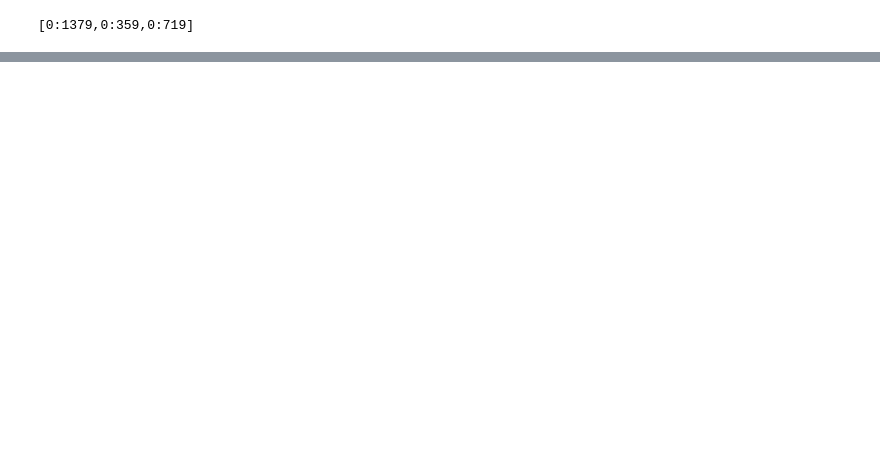
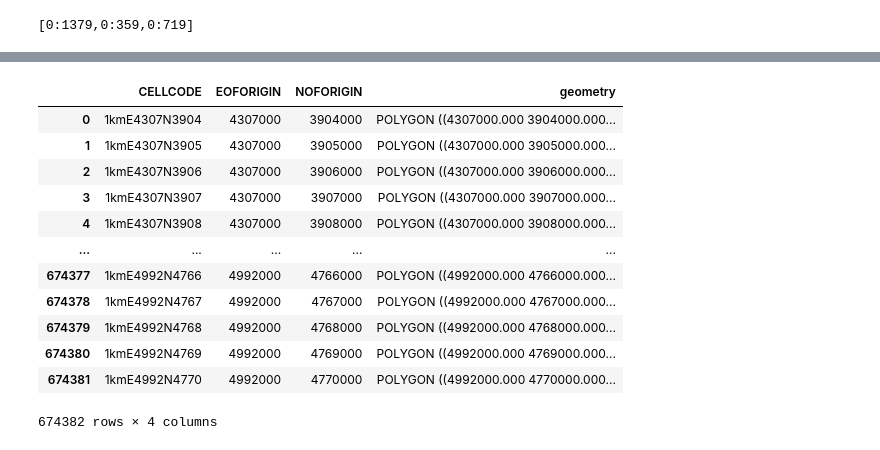
Before and after one commit to aghoshpro/myPhD, a Jupyter notebook: RasDaMan/Rasdapy-Query-Workflow.ipynb, the cells around one changed output, grey strips where cells are left out. Saved outputs shown, nothing was run; the diff lists cells and outputs as text; code cells hidden in the pictures; blank space fills up the shorter version.

```diff
--- a/RasDaMan/Rasdapy-Query-Workflow.ipynb
+++ b/RasDaMan/Rasdapy-Query-Workflow.ipynb
@@ -72,0 +251,16 @@ grpc._channel._InactiveRpcError: <_InactiveRpcError of RPC that terminated with:
+# %%
+gdf
+# %% [output]
+|  | CELLCODE | EOFORIGIN | NOFORIGIN | geometry |
+| 0 | 1kmE4307N3904 | 4307000 | 3904000 | POLYGON ((4307000.000 3904000.000... |
+| 1 | 1kmE4307N3905 | 4307000 | 3905000 | POLYGON ((4307000.000 3905000.000... |
+| 2 | 1kmE4307N3906 | 4307000 | 3906000 | POLYGON ((4307000.000 3906000.000... |
+| 3 | 1kmE4307N3907 | 4307000 | 3907000 | POLYGON ((4307000.000 3907000.000... |
+| 4 | 1kmE4307N3908 | 4307000 | 3908000 | POLYGON ((4307000.000 3908000.000... |
+| ... | ... | ... | ... | ... |
+| 674377 | 1kmE4992N4766 | 4992000 | 4766000 | POLYGON ((4992000.000 4766000.000... |
+| 674378 | 1kmE4992N4767 | 4992000 | 4767000 | POLYGON ((4992000.000 4767000.000... |
+| 674379 | 1kmE4992N4768 | 4992000 | 4768000 | POLYGON ((4992000.000 4768000.000... |
+| 674380 | 1kmE4992N4769 | 4992000 | 4769000 | POLYGON ((4992000.000 4769000.000... |
+| 674381 | 1kmE4992N4770 | 4992000 | 4770000 | POLYGON ((4992000.000 4770000.000... |
+674382 rows × 4 columns
```
Also changed, not shown: parts of 27 cells of this notebook.
